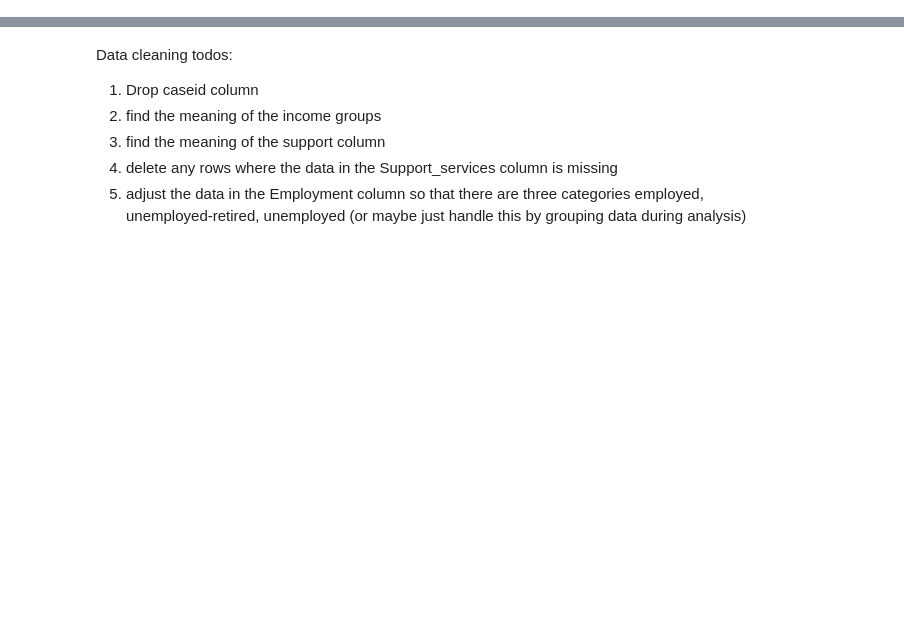
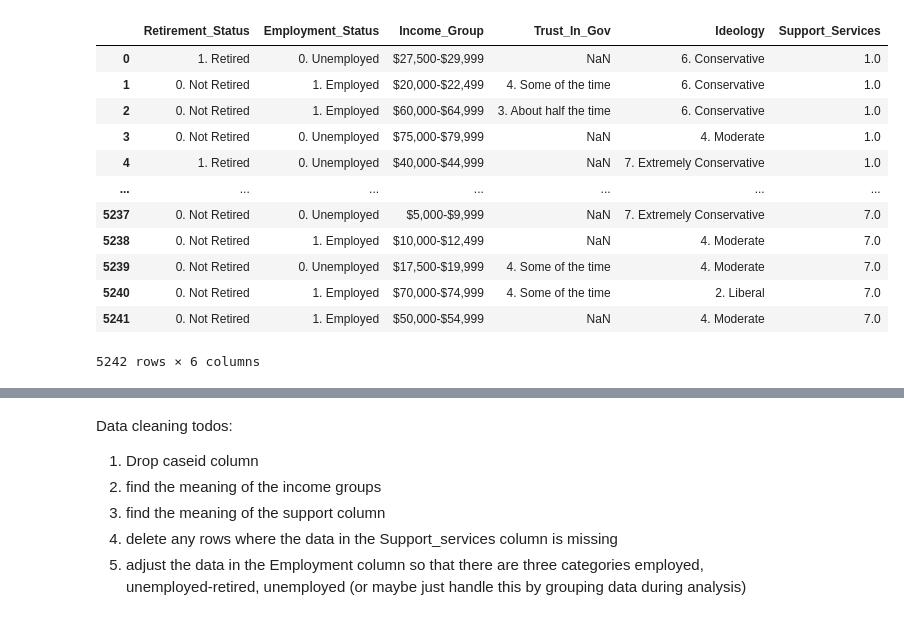
Before and after one commit to BoronII/data-analysis-visualization-sample, a Jupyter notebook: notebooks/01_Social_services_support.ipynb, the cells around one changed output, grey strips where cells are left out. Drawn from its saved outputs; the diff is of its cells as text; code cells hidden in the pictures; blank space fills up the shorter version.

```diff
--- a/notebooks/01_Social_services_support.ipynb
+++ b/notebooks/01_Social_services_support.ipynb
@@ -21,0 +59,29 @@ df.head()
+# %%
+income_group = {1.0: 'Under $5,000',
+2.0: '$5,000-$9,999',
+3.0: '$10,000-$12,499',
+4.0: '$12,500-$14,999',
+5.0: '$15,000-$17,499',
+6.0: '$17,500-$19,999',
+7.0: '$20,000-$22,499',
+8.0: '$22,500-$24,999',
+9.0: '$25,000-$27,499',
+10.0: '$27,500-$29,999',
+11.0: '$30,000-$34,999',
+12.0: '$35,000-$39,999',
+13.0: '$40,000-$44,999',
+14.0: '$45,000-$49,999',
+15.0: '$50,000-$54,999',
+16.0: '$55,000-$59,999',
+17.0: '$60,000-$64,999',
+18.0: '$65,000-$69,999',
+19.0: '$70,000-$74,999',
+20.0: '$75,000-$79,999',
+21.0: '$80,000-$89,999',
+22.0: '$90,000-$99,999',
+23.0: '$100,000-$109,999',
+24.0: '$110,000-$124,999',
+25.0: '$125,000-$149,999',
+26.0: '$150,000-$174,999',
+27.0: '$175,000-$249,999',
+28.0: '$250,000 or more'}
@@ -21,0 +96,2 @@ df.head()
+# %%
+df.dropna(subset = ["Support_Services"], inplace=True)
@@ -21,0 +102,18 @@ df.head()
+# %%
+df['Income_Group'] = df['Income_Group'].map(income_group)
+# %%
+df
+# %% [output]
+|  | Retirement_Status | Employment_Status | Income_Group | Trust_In_Gov | Ideology | Support_Services |
+| 0 | 1. Retired | 0. Unemployed | $27,500-$29,999 | NaN | 6. Conservative | 1.0 |
+| 1 | 0. Not Retired | 1. Employed | $20,000-$22,499 | 4. Some of the time | 6. Conservative | 1.0 |
+| 2 | 0. Not Retired | 1. Employed | $60,000-$64,999 | 3. About half the time | 6. Conservative | 1.0 |
+| 3 | 0. Not Retired | 0. Unemployed | $75,000-$79,999 | NaN | 4. Moderate | 1.0 |
+| 4 | 1. Retired | 0. Unemployed | $40,000-$44,999 | NaN | 7. Extremely Conservative | 1.0 |
+| ... | ... | ... | ... | ... | ... | ... |
+| 5237 | 0. Not Retired | 0. Unemployed | $5,000-$9,999 | NaN | 7. Extremely Conservative | 7.0 |
+| 5238 | 0. Not Retired | 1. Employed | $10,000-$12,499 | NaN | 4. Moderate | 7.0 |
+| 5239 | 0. Not Retired | 0. Unemployed | $17,500-$19,999 | 4. Some of the time | 4. Moderate | 7.0 |
+| 5240 | 0. Not Retired | 1. Employed | $70,000-$74,999 | 4. Some of the time | 2. Liberal | 7.0 |
+| 5241 | 0. Not Retired | 1. Employed | $50,000-$54,999 | NaN | 4. Moderate | 7.0 |
+5242 rows × 6 columns
```
Also changed, not shown: parts of 22 cells of this notebook, 3 other files.
